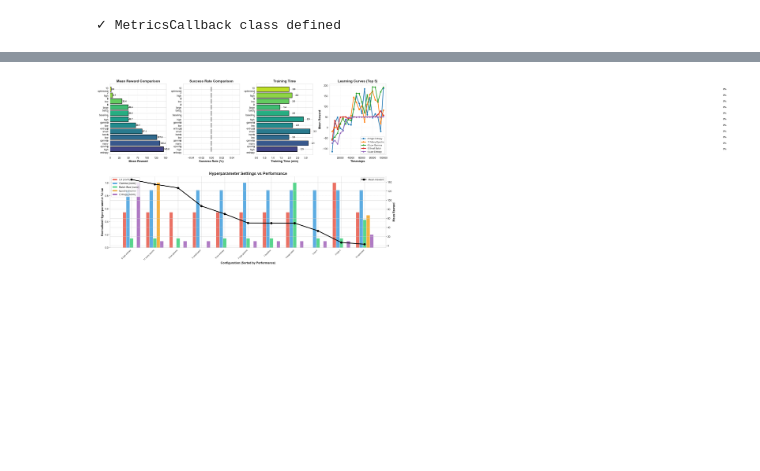
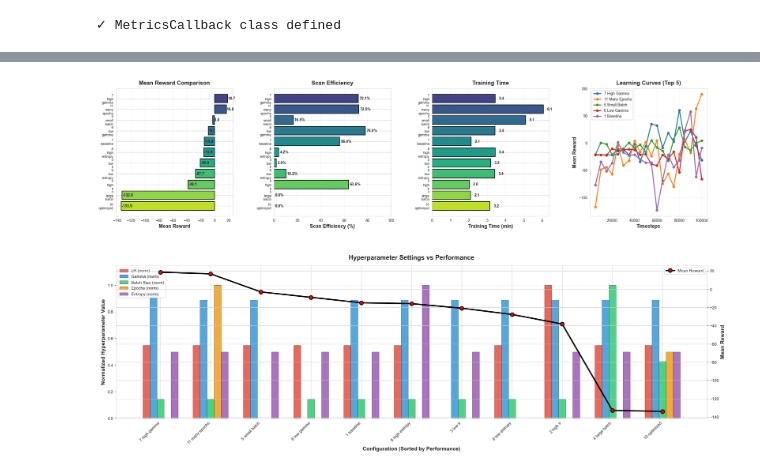
Before and after one commit to buwituze/fire_rescue_agent, a Jupyter notebook: training/ppo_training.ipynb, the cells around one changed output, grey strips where cells are left out. Drawn from its saved outputs; the diff is of its cells as text; code cells hidden in the pictures; blank space fills up the shorter version.

```diff
--- a/training/ppo_training.ipynb
+++ b/training/ppo_training.ipynb
@@ -632,6 +820,6 @@ Rank   Config                         Mean Reward          Success Rate    Time
 # %%
 # ═══════════════════════════════════════════════════════════════════════
-# CELL 8: COMPREHENSIVE VISUALIZATION (Combines old Cell 8 + 15)
+# CELL 8: COMPREHENSIVE VISUALIZATION
 # ═══════════════════════════════════════════════════════════════════════
 """
 Create all comparison visualizations in one comprehensive figure
@@ -639,15 +827,17 @@ Create all comparison visualizations in one comprehensive figure
 
 if len(all_results) > 0:
     # Create large figure with 2 rows: 4 plots top, 1 large plot bottom
-    fig = plt.figure(figsize=(20, 12))
-    gs = fig.add_gridspec(2, 4, height_ratios=[1, 1], hspace=0.3, wspace=0.3)
+    fig = plt.figure(figsize=(24, 14))
+    gs = fig.add_gridspec(2, 4, height_ratios=[1, 1.2], hspace=0.35, wspace=0.35,
+                          left=0.06, right=0.97, top=0.95, bottom=0.08)
 
     # Prepare data
     results_sorted = sorted(all_results, key=lambda x: x['mean_reward'], reverse=True)
     configs = [r['config_name'].replace('config_', '').replace('_', '\n')
                for r in results_sorted]
     rewards = [r['mean_reward'] for r in results_sorted]
-    success_rates = [r['success_rate'] * 100 for r in results_sorted]
+    scan_efficiencies = [r['scan_efficiency'] * 100 for r in results_sorted]  # Convert to percentage
+    pickup_attempts = [r['avg_pickup_attempts'] for r in results_sorted]
     times = [r['training_time'] / 60 for r in results_sorted]
     colors = plt.cm.viridis(np.linspace(0.2, 0.9, len(configs)))
 
@@ -658,32 +848,42 @@ if len(all_results) > 0:
     # Plot 1: Mean Rewards
     ax1 = fig.add_subplot(gs[0, 0])
     bars1 = ax1.barh(configs, rewards, color=colors, edgecolor='black', linewidth=1.5)
-    ax1.set_xlabel('Mean Reward', fontsize=12, fontweight='bold')
-    ax1.set_title('Mean Reward Comparison', fontsize=14, fontweight='bold')
+    ax1.set_xlabel('Mean Reward', fontsize=13, fontweight='bold')
+    ax1.set_title('Mean Reward Comparison', fontsize=15, fontweight='bold', pad=10)
     ax1.grid(axis='x', alpha=0.3, linestyle='--')
+    ax1.tick_params(axis='y', labelsize=9)
+    ax1.tick_params(axis='x', labelsize=10)
     for bar, val in zip(bars1, rewards):
         ax1.text(val + 0.5, bar.get_y() + bar.get_height()/2, f'{val:.1f}',
-                va='center', fontsize=9, fontweight='bold')
+                va='center', fontsize=10, fontweight='bold')
+    ax1.invert_yaxis()  # Best on top
 
-    # Plot 2: Success Rates
+    # Plot 2: Scan Efficiency
     ax2 = fig.add_subplot(gs[0, 1])
-    bars2 = ax2.barh(configs, success_rates, color=colors, edgecolor='black', linewidth=1.5)
-    ax2.set_xlabel('Success Rate (%)', fontsize=12, fontweight='bold')
-    ax2.set_title('Success Rate Comparison', fontsize=14, fontweight='bold')
+    bars2 = ax2.barh(configs, scan_efficiencies, color=colors, edgecolor='black', linewidth=1.5)
+    ax2.set_xlabel('Scan Efficiency (%)', fontsize=13, fontweight='bold')
+    ax2.set_title('Scan Efficiency', fontsize=15, fontweight='bold', pad=10)
     ax2.grid(axis='x', alpha=0.3, linestyle='--')
-    for bar, val in zip(bars2, success_rates):
-        ax2.text(val + 1, bar.get_y() + bar.get_height()/2, f'{val:.0f}%',
-                va='center', fontsize=9, fontweight='bold')
+    ax2.tick_params(axis='y', labelsize=9)
+    ax2.tick_params(axis='x', labelsize=10)
+    ax2.set_xlim(0, 100)
+    for bar, val in zip(bars2, scan_efficiencies):
+        ax2.text(val + 1, bar.get_y() + bar.get_height()/2, f'{val:.1f}%',
+                va='center', fontsize=10, fontweight='bold')
+    ax2.invert_yaxis()  # Best on top
 
     # Plot 3: Training Time
     ax3 = fig.add_subplot(gs[0, 2])
     bars3 = ax3.barh(configs, times, color=colors, edgecolor='black', linewidth=1.5)
-    ax3.set_xlabel('Training Time (min)', fontsize=12, fontweight='bold')
-    ax3.set_title('Training Time', fontsize=14, fontweight='bold')
+    ax3.set_xlabel('Training Time (min)', fontsize=13, fontweight='bold')
+    ax3.set_title('Training Time', fontsize=15, fontweight='bold', pad=10)
     ax3.grid(axis='x', alpha=0.3, linestyle='--')
+    ax3.tick_params(axis='y', labelsize=9)
+    ax3.tick_params(axis='x', labelsize=10)
     for bar, val in zip(bars3, times):
         ax3.text(val + 0.2, bar.get_y() + bar.get_height()/2, f'{val:.1f}',
-                va='center', fontsize=9, fontweight='bold')
+                va='center', fontsize=10, fontweight='bold')
+    ax3.invert_yaxis()  # Best on top
 
     # Plot 4: Learning Curves (Top 5)
     ax4 = fig.add_subplot(gs[0, 3])
@@ -691,15 +891,16 @@ if len(all_results) > 0:
         if 'eval_timesteps' in result and len(result['eval_timesteps']) > 0:
             label = result['config_name'].replace('config_', '').replace('_', ' ').title()
             ax4.plot(result['eval_timesteps'], result['eval_rewards'],
-                    label=label, linewidth=2.5, marker='o', markersize=5)
-    ax4.set_xlabel('Timesteps', fontsize=12, fontweight='bold')
-    ax4.set_ylabel('Mean Reward', fontsize=12, fontweight='bold')
-    ax4.set_title('Learning Curves (Top 5)', fontsize=14, fontweight='bold')
-    ax4.legend(loc='best', fontsize=9, framealpha=0.9)
+                    label=label, linewidth=2.5, marker='o', markersize=6)
+    ax4.set_xlabel('Timesteps', fontsize=13, fontweight='bold')
+    ax4.set_ylabel('Mean Reward', fontsize=13, fontweight='bold')
+    ax4.set_title('Learning Curves (Top 5)', fontsize=15, fontweight='bold', pad=10)
+    ax4.legend(loc='best', fontsize=10, framealpha=0.95)
     ax4.grid(True, alpha=0.3, linestyle='--')
+    ax4.tick_params(axis='both', labelsize=10)
 
     # ─────────────────────────────────────────────────────────────────────
-    # BOTTOM ROW: Hyperparameter correlation heatmap
+    # BOTTOM ROW: Hyperparameter correlation analysis (spans full width)
     # ─────────────────────────────────────────────────────────────────────
 
     ax5 = fig.add_subplot(gs[1, :])
@@ -708,49 +909,51 @@ if len(all_results) > 0:
     lrs = [r['config']['learning_rate'] for r in results_sorted]
     gammas = [r['config']['gamma'] for r in results_sorted]
     batches = [r['config']['batch_size'] for r in results_sorted]
     n_steps = [r['config']['n_steps'] for r in results_sorted]
     n_epochs = [r['config']['n_epochs'] for r in results_sorted]
     ent_coefs = [r['config']['ent_coef'] for r in results_sorted]
     rewards_sorted = [r['mean_reward'] for r in results_sorted]
 
     # Create positions for grouped bars
     x = np.arange(len(results_sorted))
-    width = 0.15
+    width = 0.14
 
     # Normalize values to 0-1 for comparison
     norm_lrs = [(np.log10(lr) - np.log10(min(lrs))) / (np.log10(max(lrs)) - np.log10(min(lrs))) if max(lrs) != min(lrs) else 0.5 for lr in lrs]
     norm_gammas = [(g - min(gammas)) / (max(gammas) - min(gammas)) if max(gammas) != min(gammas) else 0.5 for g in gammas]
     norm_batches = [(b - min(batches)) / (max(batches) - min(batches)) if max(batches) != min(batches) else 0.5 for b in batches]
     norm_epochs = [(e - min(n_epochs)) / (max(n_epochs) - min(n_epochs)) if max(n_epochs) != min(n_epochs) else 0.5 for e in n_epochs]
     norm_ent = [(e - min(ent_coefs)) / (max(ent_coefs) - min(ent_coefs)) if max(ent_coefs) != min(ent_coefs) else 0.5 for e in ent_coefs]
 
     # Plot grouped bars
-    ax5.bar(x - 2*width, norm_lrs, width, label='LR (norm)', alpha=0.8, color='#e74c3c')
-    ax5.bar(x - width, norm_gammas, width, label='Gamma (norm)', alpha=0.8, color='#3498db')
-    ax5.bar(x, norm_batches, width, label='Batch Size (norm)', alpha=0.8, color='#2ecc71')
-    ax5.bar(x + width, norm_epochs, width, label='Epochs (norm)', alpha=0.8, color='#f39c12')
-    ax5.bar(x + 2*width, norm_ent, width, label='Entropy (norm)', alpha=0.8, color='#9b59b6')
+    ax5.bar(x - 2*width, norm_lrs, width, label='LR (norm)', alpha=0.85, color='#e74c3c', edgecolor='black', linewidth=0.5)
+    ax5.bar(x - width, norm_gammas, width, label='Gamma (norm)', alpha=0.85, color='#3498db', edgecolor='black', linewidth=0.5)
+    ax5.bar(x, norm_batches, width, label='Batch Size (norm)', alpha=0.85, color='#2ecc71', edgecolor='black', linewidth=0.5)
+    ax5.bar(x + width, norm_epochs, width, label='Epochs (norm)', alpha=0.85, color='#f39c12', edgecolor='black', linewidth=0.5)
+    ax5.bar(x + 2*width, norm_ent, width, label='Entropy (norm)', alpha=0.85, color='#9b59b6', edgecolor='black', linewidth=0.5)
 
     # Overlay performance as line
     ax5_twin = ax5.twinx()
-    ax5_twin.plot(x, rewards_sorted, 'ko-', linewidth=3, markersize=8, label='Mean Reward')
-    ax5_twin.set_ylabel('Mean Reward', fontsize=12, fontweight='bold')
+    ax5_twin.plot(x, rewards_sorted, 'ko-', linewidth=3.5, markersize=10,
+                  label='Mean Reward', markerfacecolor='red', markeredgewidth=2, markeredgecolor='black')
+    ax5_twin.set_ylabel('Mean Reward', fontsize=14, fontweight='bold')
+    ax5_twin.tick_params(axis='y', labelsize=11)
 
     # Formatting
-    ax5.set_xlabel('Configuration (Sorted by Performance)', fontsize=12, fontweight='bold')
-    ax5.set_ylabel('Normalized Hyperparameter Value', fontsize=12, fontweight='bold')
-    ax5.set_title('Hyperparameter Settings vs Performance', fontsize=16, fontweight='bold')
+    ax5.set_xlabel('Configuration (Sorted by Performance)', fontsize=14, fontweight='bold')
+    ax5.set_ylabel('Normalized Hyperparameter Value', fontsize=14, fontweight='bold')
+    ax5.set_title('Hyperparameter Settings vs Performance', fontsize=17, fontweight='bold', pad=15)
     ax5.set_xticks(x)
-    ax5.set_xticklabels([c.replace('\n', ' ') for c in configs], rotation=45, ha='right', fontsize=8)
-    ax5.legend(loc='upper left', fontsize=10)
-    ax5_twin.legend(loc='upper right', fontsize=10)
+    ax5.set_xticklabels([c.replace('\n', ' ') for c in configs], rotation=45, ha='right', fontsize=10)
+    ax5.legend(loc='upper left', fontsize=11, framealpha=0.95)
+    ax5_twin.legend(loc='upper right', fontsize=11, framealpha=0.95)
     ax5.grid(axis='y', alpha=0.3, linestyle='--')
-    ax5.set_ylim(0, 1.1)
+    ax5.set_ylim(0, 1.15)
+    ax5.tick_params(axis='both', labelsize=11)
 
-    plt.tight_layout()
-    plt.savefig('models/ppo/comparison/ppo_comprehensive_analysis.png', dpi=200, bbox_inches='tight')
+    plt.savefig('../models/ppo/comparison/ppo_comprehensive_analysis.png', dpi=200, bbox_inches='tight')
     plt.show()
 
-    print(f"\nComprehensive analysis plot saved to: models/ppo/comparison/ppo_comprehensive_analysis.png")
+    print(f"\n✅ Comprehensive analysis plot saved to: ../models/ppo/comparison/ppo_comprehensive_analysis.png")
 # %% [output]
-[figure, old version]
+[figure, new version]
```
Also changed, not shown: parts of 13 cells of this notebook, 4 other files.
